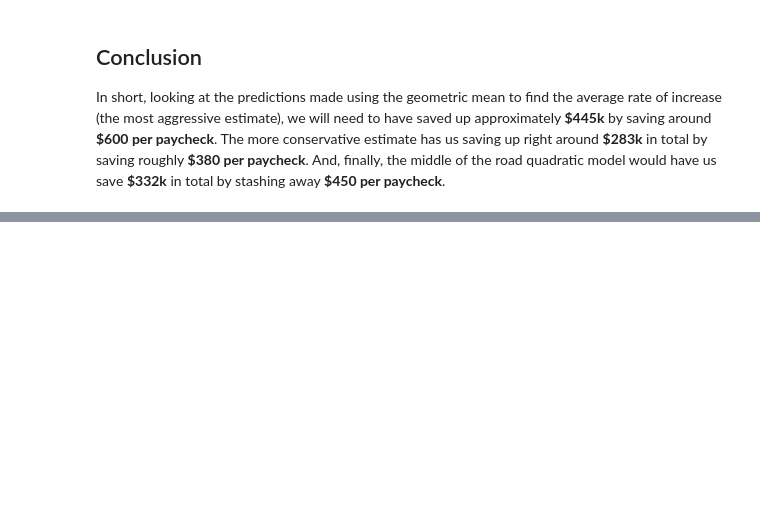
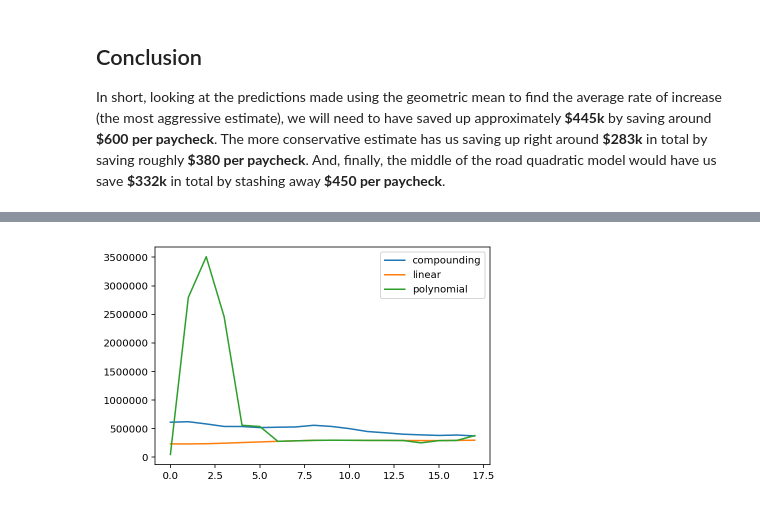
Before and after one commit to croach/blog, a Jupyter notebook: content/data_science_for_dads/Data Science for Dads (and Moms).ipynb, the cells around one changed output, grey strips where cells are left out. Drawn from its saved outputs; the diff is of its cells as text; code cells hidden in the pictures; blank space fills up the shorter version.

```diff
--- a/content/data_science_for_dads/Data Science for Dads (and Moms).ipynb
+++ b/content/data_science_for_dads/Data Science for Dads (and Moms).ipynb
@@ -270,3 +313,0 @@ Yep, the data do look fairly linear, so maybe a simple linear regression model w
-# %%
-lm = np.poly1d(np.polyfit(historical_amts.index.year,
-                          historical_amts['tuition'], 1))
@@ -273,2 +328,11 @@ lm = np.poly1d(np.polyfit(historical_amts.index.year,
+# %%
+def train_linear_model(train):
+    """Trains a linear regression model with the training data
+    """
+    lm = np.poly1d(np.polyfit(train.index.year,
+                              train['tuition'], 1))
+    return lm
+
+lm = train_linear_model(historical_amts)
 # %% [markdown]
 Let's take a look at the model and see how well, it fits the data.
@@ -342,10 +423,3 @@ print('Top performing n-degree polynomial: {}'.format(best_deg_poly))
 Top performing n-degree polynomial: 2
 # %% [markdown]
 It appers that a 2nd degree polynomial is the highest performing model in our tests. So, let's create a model based on a quadratic curve fit to our data and see how its predictions look.
-# %%
-pm = np.poly1d(np.polyfit(historical_amts.index.year,
-                          historical_amts['tuition'],
-                          best_deg_poly))
-
-predicted_amts = predict(pm, *years_to_predict)
-plot_predictions(historical_amts, predicted_amts)
@@ -396,0 +484,25 @@ Pull in the data from the `stanford_complete.csv` file and calculate the cost of
+# %%
+costs = {
+    'compounding': [],
+    'linear': [],
+    'polynomial': []
+}
+
+# The slice is inclusive and we only want 10 years at a time, so
+# I'm adding 9 years to the start of the window instead of 10.
+window_offset = 9
+start = historical_amts.index[0].year
+end = historical_amts.index[-1].year - window_offset
+for i in range(start, end):
+    window = historical_amts[str(i):str(i + window_offset)]
+    _cm = train_compounding_model(window)
+    _lm = train_linear_model(window)
+    _pm = train_polynomial_model(window, folds=250)
+    costs['compounding'].append(calc_cost_of_college(_cm, YEAR_ENTERING_COLLEGE))
+    costs['linear'].append(calc_cost_of_college(_lm, YEAR_ENTERING_COLLEGE))
+    costs['polynomial'].append(calc_cost_of_college(_pm, YEAR_ENTERING_COLLEGE))
+
+costs = pd.DataFrame(costs)
+costs.plot();
+# %% [output]
+[figure, added]
```
Also changed, not shown: parts of 31 cells of this notebook.
